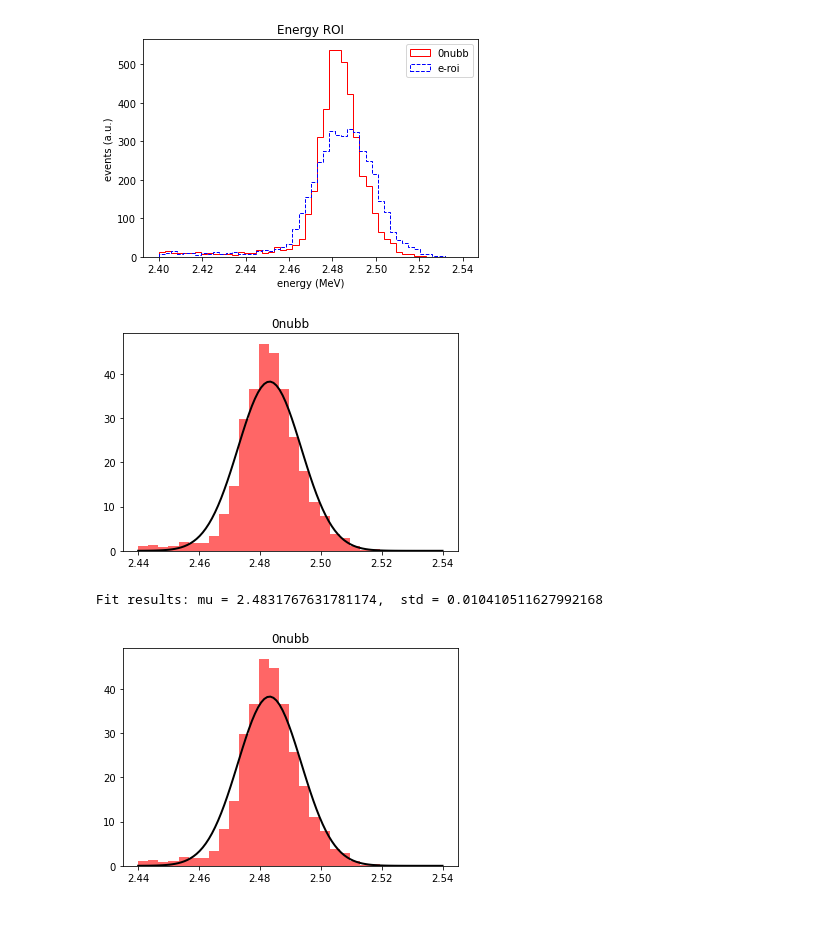
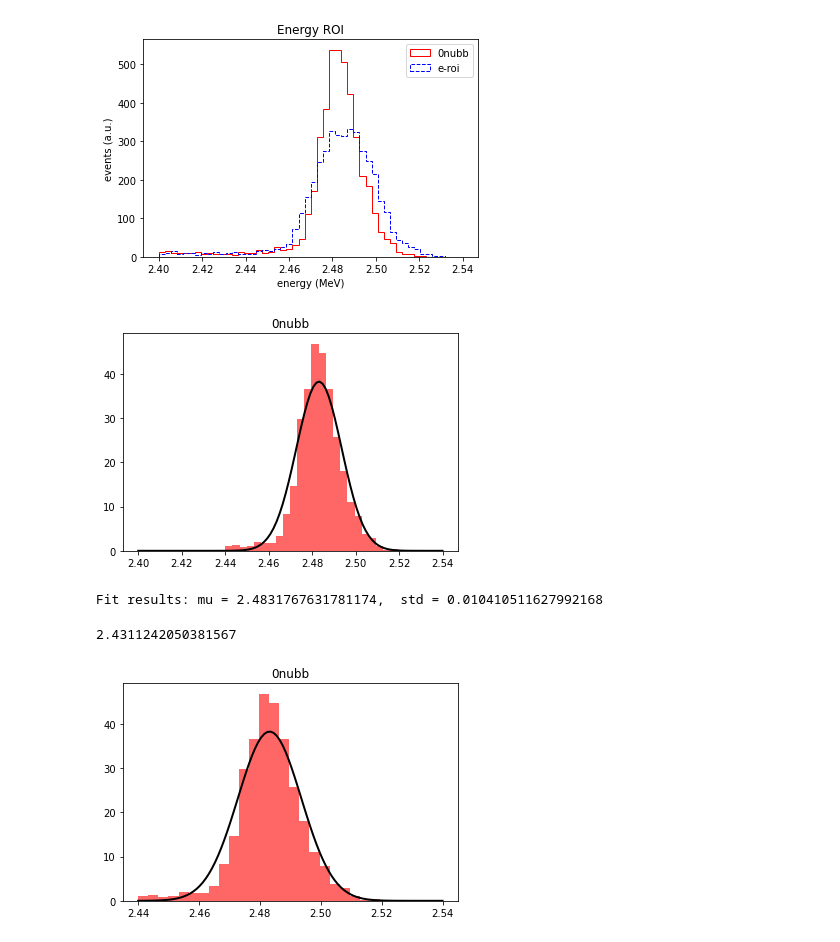
Before and after one commit to halmamol/NEXT_crispy-analysis, a Jupyter notebook: Detsim_NEXT100.ipynb, the cells around one changed output. Saved outputs shown, nothing was run; the diff lists cells and outputs as text; code cells hidden in the pictures.

```diff
--- a/Detsim_NEXT100.ipynb
+++ b/Detsim_NEXT100.ipynb
@@ -545,24 +758,26 @@ plt.show()
 # %%
 tracks_0nubb_zoom = tracks_0nubb_ROIovlp1trackfid[(tracks_0nubb_ROIovlp1trackfid.energy >= 2.44)]
 energy_0nubb_zoom = tracks_0nubb_zoom.energy
 
 mu, std = norm.fit(energy_0nubb_zoom)
 
 # Plot the histogram.
 plt.hist(energy_0nubb_zoom, bins=25, density=True, alpha=0.6, color='r')
 
 # Plot the PDF.
-x = np.linspace(2.44, emax, 100)
+x = np.linspace(emin, emax, 100)
 p = norm.pdf(x, mu, std)
 plt.plot(x, p, 'k', linewidth=2)
 plt.title('0nubb')
 
 plt.show()
 
 print(f'Fit results: mu = {mu},  std = {std} ')
+mu-5*std
 # %% [output]
-[figure, old version]
+[figure, new version]
 Fit results: mu = 2.4831767631781174,  std = 0.010410511627992168
+2.4311242050381567
 # %%
 ae, loce, scalee = skewnorm.fit(energy_0nubb_zoom)
 
```
Also changed, not shown: parts of 63 cells of this notebook, 33 other files.
